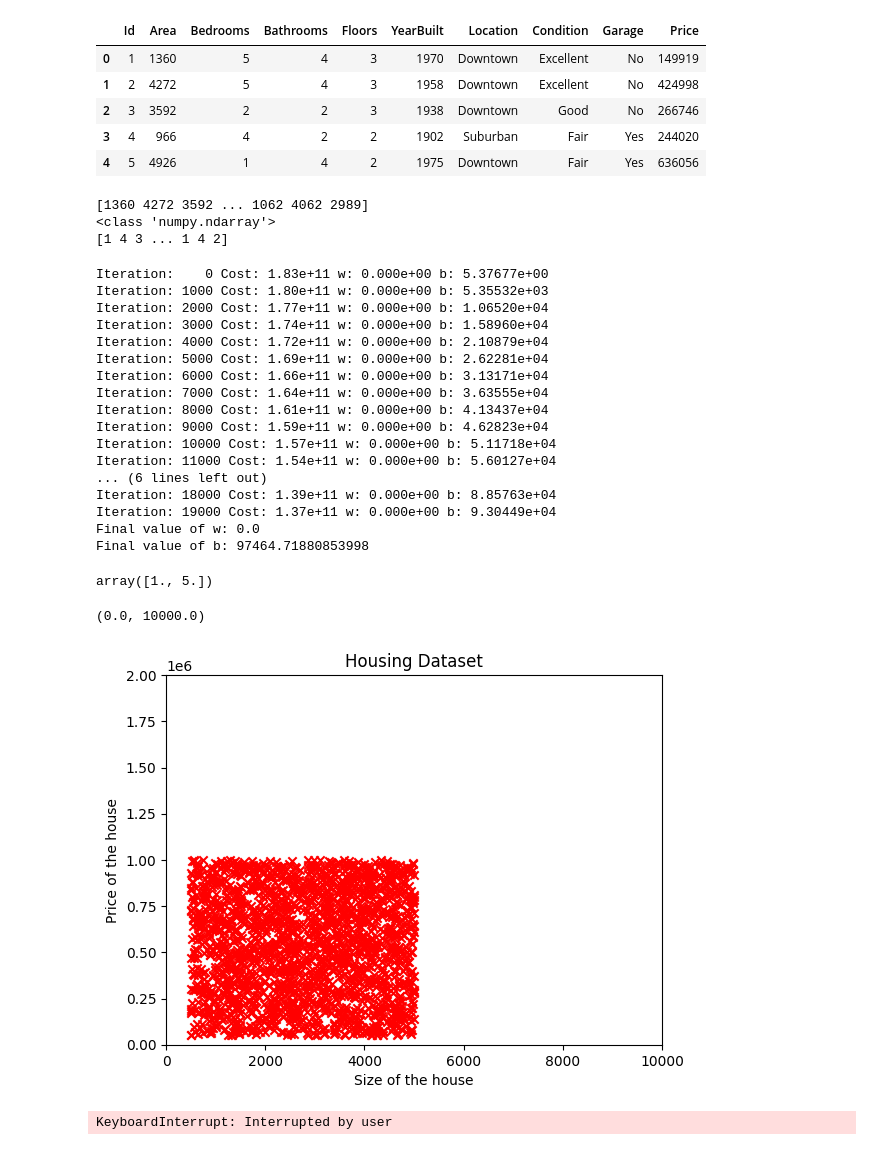
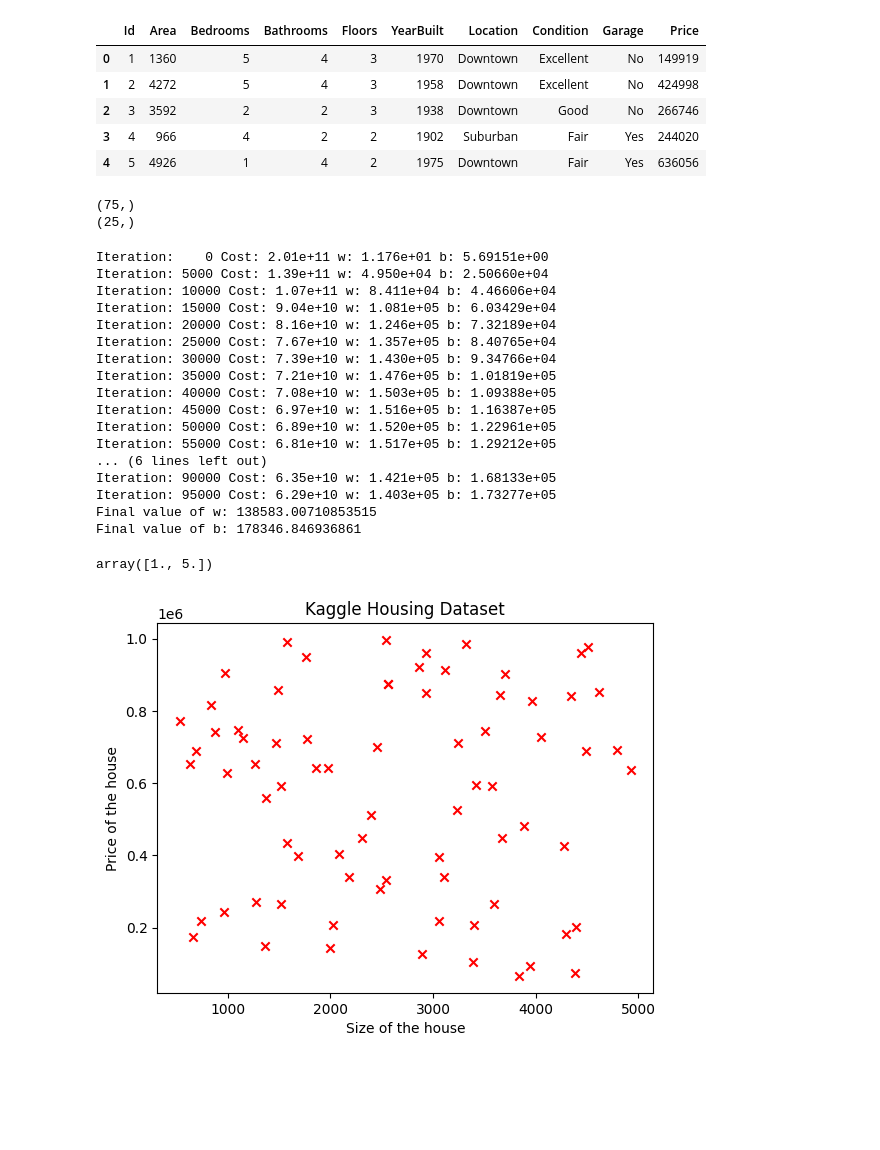
Before and after one commit to mchinmay10/ml_workbooks, a Jupyter notebook: regression/univariate_linear_regression.ipynb, the cells around one changed output. Drawn from its saved outputs; the diff is of its cells as text; code cells hidden in the pictures; blank space fills up the shorter version.

Commit message:
train test split + multiple linear reg

```diff
--- a/regression/univariate_linear_regression.ipynb
+++ b/regression/univariate_linear_regression.ipynb
@@ -182,7 +172,14 @@ data.head()
 | 3 | 4 | 966 | 4 | 2 | 2 | 1902 | Suburban | Fair | Yes | 244020 |
 | 4 | 5 | 4926 | 1 | 4 | 2 | 1975 | Downtown | Fair | Yes | 636056 |
 # %%
-X = data["Area"].to_numpy()
-Y = data["Price"].to_numpy()
+X_train = data["Area"][:75].to_numpy()
+Y_train = data["Price"][:75].to_numpy()
+X_test = data["Area"][75:100].to_numpy()
+Y_test = data["Price"][75:100].to_numpy()
+print(X_train.shape)
+print(X_test.shape)
+# %% [output]
+(75,)
+(25,)
 # %%
 def convert_to_float(A):
@@ -197,50 +196,44 @@ def rescale_feature(A):
 # %%
-print(convert_to_float(X))
-print(type(convert_to_float(X)))
-print(rescale_feature(X))
+# Testing functions
+# print(convert_to_float(X))
+# print(type(convert_to_float(X)))
+# print(rescale_feature(X))
-# %% [output]
-[1360 4272 3592 ... 1062 4062 2989]
-<class 'numpy.ndarray'>
-[1 4 3 ... 1 4 2]
 # %%
 # Initialize parameters
 w_init = 0
 b_init = 0
-num_iters = 20000
+num_iters = 100000
 alpha = 1.0e-5
-w, b, cost_record = gradient_descent(rescale_feature(X), convert_to_float(Y), w_init, b_init, num_iters, alpha, compute_cost, calc_grad)
+w, b, cost_record = gradient_descent(rescale_feature(X_train), convert_to_float(Y_train), w_init, b_init, num_iters, alpha, compute_cost, calc_grad)
 print(f"Final value of w: {w}")
 print(f"Final value of b: {b}")
 # %% [output]
-Iteration:    0 Cost: 1.83e+11 w: 0.000e+00 b: 5.37677e+00
-Iteration: 1000 Cost: 1.80e+11 w: 0.000e+00 b: 5.35532e+03
-Iteration: 2000 Cost: 1.77e+11 w: 0.000e+00 b: 1.06520e+04
-Iteration: 3000 Cost: 1.74e+11 w: 0.000e+00 b: 1.58960e+04
-Iteration: 4000 Cost: 1.72e+11 w: 0.000e+00 b: 2.10879e+04
-Iteration: 5000 Cost: 1.69e+11 w: 0.000e+00 b: 2.62281e+04
-Iteration: 6000 Cost: 1.66e+11 w: 0.000e+00 b: 3.13171e+04
-Iteration: 7000 Cost: 1.64e+11 w: 0.000e+00 b: 3.63555e+04
-Iteration: 8000 Cost: 1.61e+11 w: 0.000e+00 b: 4.13437e+04
-Iteration: 9000 Cost: 1.59e+11 w: 0.000e+00 b: 4.62823e+04
-Iteration: 10000 Cost: 1.57e+11 w: 0.000e+00 b: 5.11718e+04
-Iteration: 11000 Cost: 1.54e+11 w: 0.000e+00 b: 5.60127e+04
+Iteration:    0 Cost: 2.01e+11 w: 1.176e+01 b: 5.69151e+00
+Iteration: 5000 Cost: 1.39e+11 w: 4.950e+04 b: 2.50660e+04
+Iteration: 10000 Cost: 1.07e+11 w: 8.411e+04 b: 4.46606e+04
+Iteration: 15000 Cost: 9.04e+10 w: 1.081e+05 b: 6.03429e+04
+Iteration: 20000 Cost: 8.16e+10 w: 1.246e+05 b: 7.32189e+04
+Iteration: 25000 Cost: 7.67e+10 w: 1.357e+05 b: 8.40765e+04
+Iteration: 30000 Cost: 7.39e+10 w: 1.430e+05 b: 9.34766e+04
+Iteration: 35000 Cost: 7.21e+10 w: 1.476e+05 b: 1.01819e+05
+Iteration: 40000 Cost: 7.08e+10 w: 1.503e+05 b: 1.09388e+05
+Iteration: 45000 Cost: 6.97e+10 w: 1.516e+05 b: 1.16387e+05
+Iteration: 50000 Cost: 6.89e+10 w: 1.520e+05 b: 1.22961e+05
+Iteration: 55000 Cost: 6.81e+10 w: 1.517e+05 b: 1.29212e+05
 ... (6 lines left out)
-Iteration: 18000 Cost: 1.39e+11 w: 0.000e+00 b: 8.85763e+04
-Iteration: 19000 Cost: 1.37e+11 w: 0.000e+00 b: 9.30449e+04
-Final value of w: 0.0
-Final value of b: 97464.71880853998
+Iteration: 90000 Cost: 6.35e+10 w: 1.421e+05 b: 1.68133e+05
+Iteration: 95000 Cost: 6.29e+10 w: 1.403e+05 b: 1.73277e+05
+Final value of w: 138583.00710853515
+Final value of b: 178346.846936861
 # %%
 x
 # %% [output]
 array([1., 5.])
 # %%
-plot_data_scatter(X, Y, "Size of the house", "Price of the house", "Housing Dataset")
-plt.ylim(0, 2e6)
-plt.xlim(0, 10000)
+plot_data_scatter(X_train, Y_train, "Size of the house", "Price of the house", "Kaggle Housing Dataset")
+# plt.ylim(0, 1e6)
+# plt.xlim(0, 6000)
 # %% [output]
-(0.0, 10000.0)
-[figure, old version]
+[figure, new version]
 # %%
 manual_grad_desc(X, Y, uni_linear_reg, "Size of the house (in 1000 ft^2)", "Price of the house (in 1000 dollars)", "Housing Dataset")
-# %% [output]
-KeyboardInterrupt: Interrupted by user
```
Also changed, not shown: parts of 6 cells of this notebook, 1 other file.
